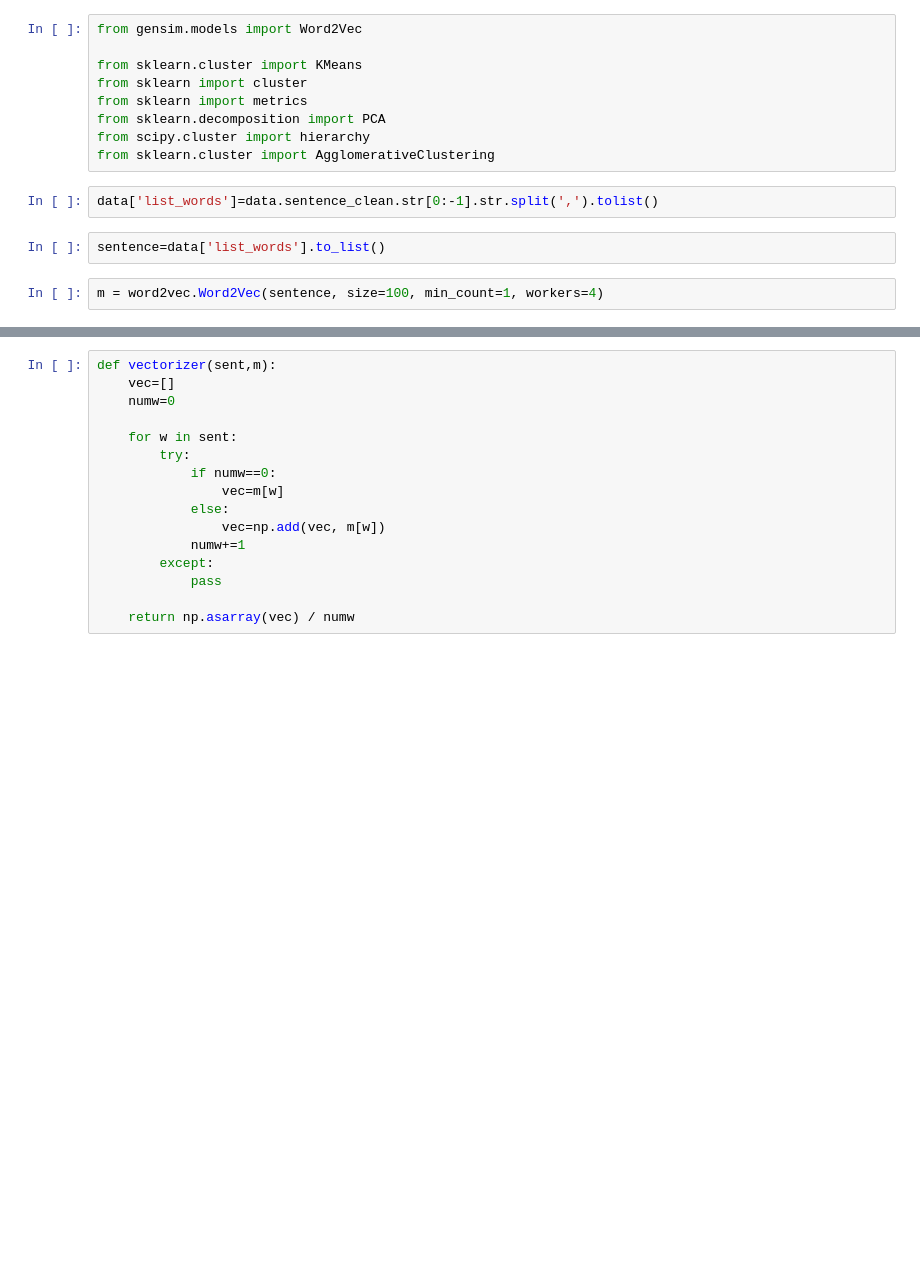
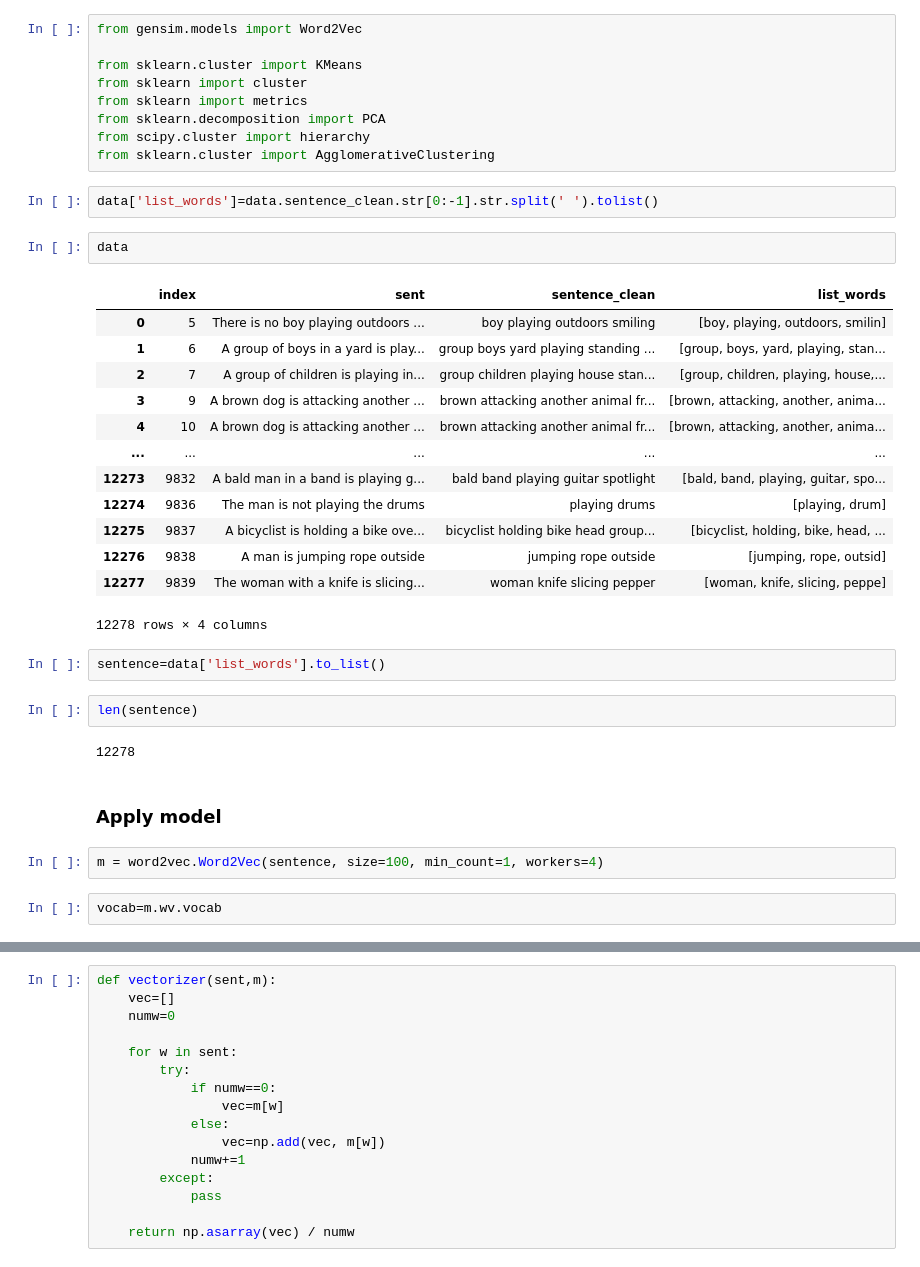
Before and after one commit to mbrull153/EDA-nlp-tfm, a Jupyter notebook: models_bueno-Copy1.ipynb, the cells around one changed output, grey strips where cells are left out. Drawn from its saved outputs; the diff is of its cells as text; blank space fills up the shorter version.

```diff
--- a/models_bueno-Copy1.ipynb
+++ b/models_bueno-Copy1.ipynb
@@ -283,8 +261,32 @@ from sklearn.decomposition import PCA
 from scipy.cluster import hierarchy
 from sklearn.cluster import AgglomerativeClustering
 # %%
-data['list_words']=data.sentence_clean.str[0:-1].str.split(',').tolist()
+data['list_words']=data.sentence_clean.str[0:-1].str.split(' ').tolist()
+# %%
+data
+# %% [output]
+|  | index | sent | sentence_clean | list_words |
+| 0 | 5 | There is no boy playing outdoors ... | boy playing outdoors smiling | [boy, playing, outdoors, smilin] |
+| 1 | 6 | A group of boys in a yard is play... | group boys yard playing standing ... | [group, boys, yard, playing, stan... |
+| 2 | 7 | A group of children is playing in... | group children playing house stan... | [group, children, playing, house,... |
+| 3 | 9 | A brown dog is attacking another ... | brown attacking another animal fr... | [brown, attacking, another, anima... |
+| 4 | 10 | A brown dog is attacking another ... | brown attacking another animal fr... | [brown, attacking, another, anima... |
+| ... | ... | ... | ... | ... |
+| 12273 | 9832 | A bald man in a band is playing g... | bald band playing guitar spotlight | [bald, band, playing, guitar, spo... |
+| 12274 | 9836 | The man is not playing the drums | playing drums | [playing, drum] |
+| 12275 | 9837 | A bicyclist is holding a bike ove... | bicyclist holding bike head group... | [bicyclist, holding, bike, head, ... |
+| 12276 | 9838 | A man is jumping rope outside | jumping rope outside | [jumping, rope, outsid] |
+| 12277 | 9839 | The woman with a knife is slicing... | woman knife slicing pepper | [woman, knife, slicing, peppe] |
+12278 rows × 4 columns
 # %%
 sentence=data['list_words'].to_list()
+# %%
+len(sentence)
+# %% [output]
+12278
+# %% [markdown]
+### Apply model
 # %%
 m = word2vec.Word2Vec(sentence, size=100, min_count=1, workers=4)
+# %%
+vocab=m.wv.vocab
```
Also changed, not shown: parts of 66 cells of this notebook.
